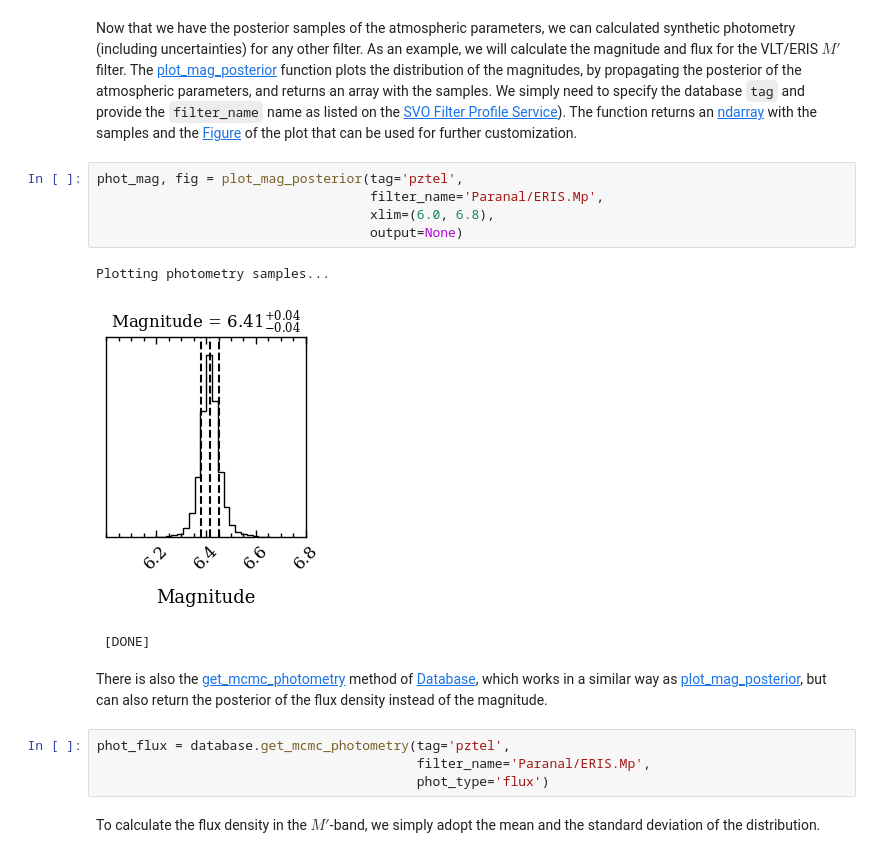
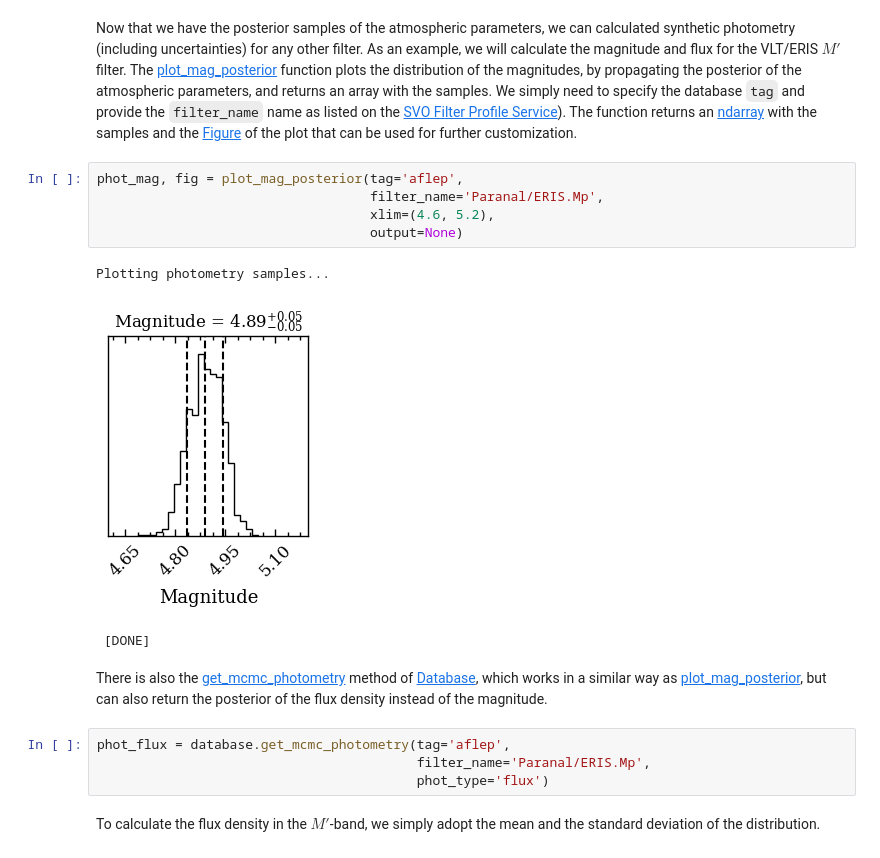
Before and after one commit to tomasstolker/species, a Jupyter notebook: docs/tutorials/flux_calibration.ipynb, the cells around one changed output. Saved outputs shown, nothing was run; the diff lists cells and outputs as text.

Commit message:
Updated flux calibration tutorial

```diff
--- a/docs/tutorials/flux_calibration.ipynb
+++ b/docs/tutorials/flux_calibration.ipynb
@@ -540,18 +508,18 @@ fig.axes
 # %% [markdown]
 Now that we have the posterior samples of the atmospheric parameters, we can calculated synthetic photometry (including uncertainties) for any other filter. As an example, we will calculate the magnitude and flux for the VLT/ERIS $M'$ filter. The [plot_mag_posterior](https://species.readthedocs.io/en/latest/species.plot.html#species.plot.plot_mcmc.plot_mag_posterior) function plots the distribution of the magnitudes, by propagating the posterior of the atmospheric parameters, and returns an array with the samples. We simply need to specify the database `tag` and provide the `filter_name` name as listed on the [SVO Filter Profile Service](http://svo2.cab.inta-csic.es/svo/theory/fps/)). The function returns an [ndarray](https://numpy.org/doc/stable/reference/arrays.ndarray.html) with the samples and the [Figure](https://matplotlib.org/stable/api/figure_api.html#matplotlib.figure.Figure) of the plot that can be used for further customization.
 # %%
-phot_mag, fig = plot_mag_posterior(tag='pztel',
+phot_mag, fig = plot_mag_posterior(tag='aflep',
                                    filter_name='Paranal/ERIS.Mp',
-                                   xlim=(6.0, 6.8),
+                                   xlim=(4.6, 5.2),
                                    output=None)
 # %% [output]
 Plotting photometry samples...
-[figure, old version]
+[figure, new version]
  [DONE]
 # %% [markdown]
 There is also the [get_mcmc_photometry](https://species.readthedocs.io/en/latest/species.data.html#species.data.database.Database.get_mcmc_photometry) method of [Database](https://species.readthedocs.io/en/latest/species.data.html#species.data.database.Database), which works in a similar way as [plot_mag_posterior](https://species.readthedocs.io/en/latest/species.plot.html#species.plot.plot_mcmc.plot_mag_posterior), but can also return the posterior of the flux density instead of the magnitude.
 # %%
-phot_flux = database.get_mcmc_photometry(tag='pztel',
+phot_flux = database.get_mcmc_photometry(tag='aflep',
                                          filter_name='Paranal/ERIS.Mp',
                                          phot_type='flux')
 # %% [markdown]
```
Also changed, not shown: parts of 40 cells of this notebook, 1 other file.
